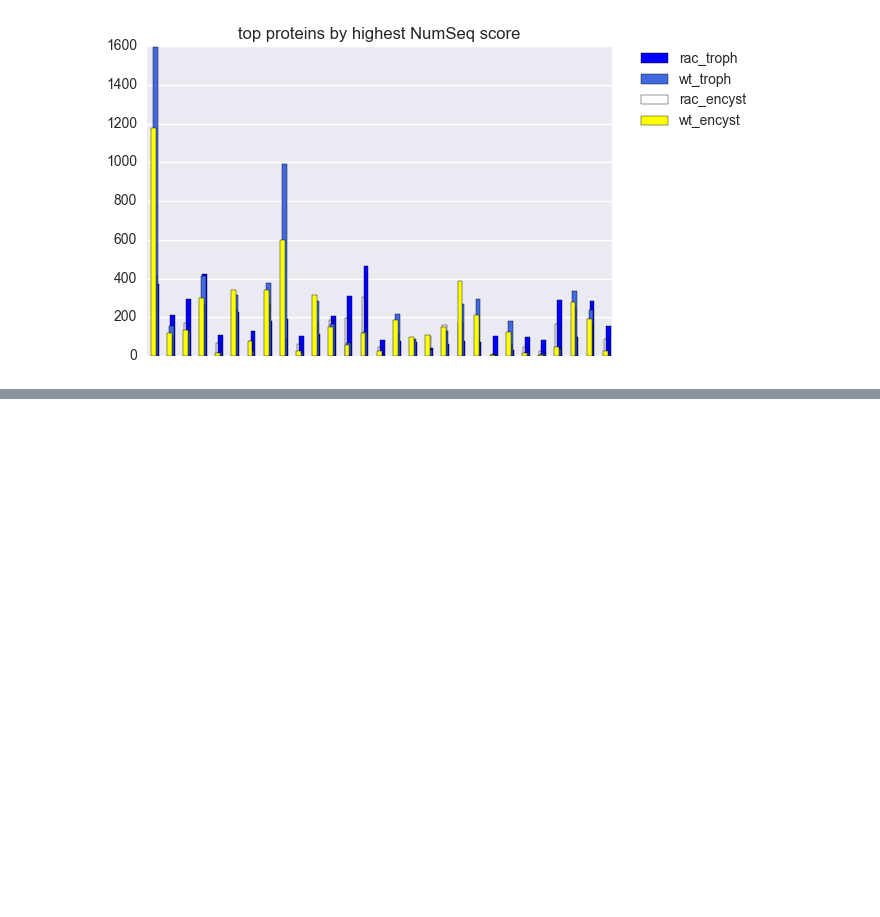
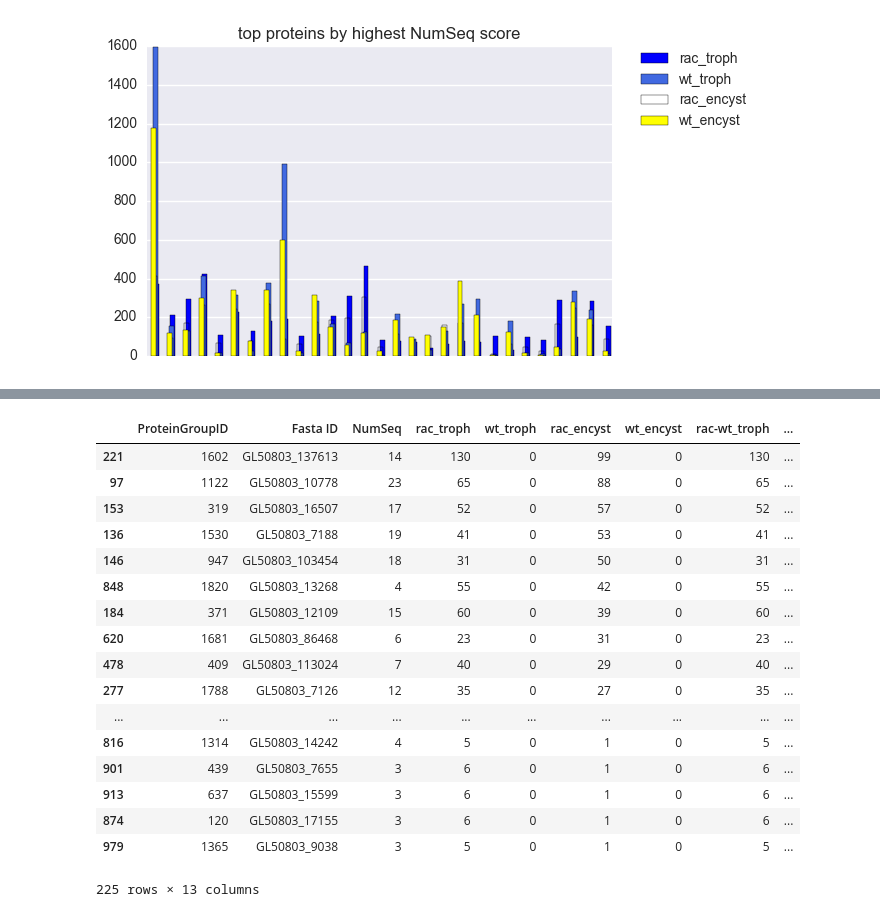
Before and after one commit to atpased/Giardia-encystation-Rac-interactors-, a Jupyter notebook: Giardia.ipynb, the cells around one changed output, grey strips where cells are left out. Saved outputs shown, nothing was run; the diff lists cells and outputs as text; code cells hidden in the pictures; blank space fills up the shorter version.

```diff
--- a/Giardia.ipynb
+++ b/Giardia.ipynb
@@ -105,3 +131,28 @@ encyst_prot_by_dif['Fasta ID'].to_csv('Rac_Interactors_encyst_dif.fasta')
 # %%
 #sig_data.sort('Fasta ID')
 protein_data = pd.read_csv('GeneByLocusTag_Summary.txt', sep = '\t')
+# %%
+#troph_prot_div
+
+troph_prot_by_dif[(troph_prot_by_dif.rac_troph > 0) & (troph_prot_by_dif.wt_troph == 0)]
+encyst_prot_by_dif[(encyst_prot_by_dif.rac_encyst > 0) & (encyst_prot_by_dif.wt_encyst == 0)]
+encyst_prot_by_dif[(encyst_prot_by_dif.rac_encyst > 0) & (encyst_prot_by_dif.wt_encyst == 0) & (encyst_prot_by_dif.rac_troph > 0) & (encyst_prot_by_dif.wt_troph == 0)]
+# %% [output]
+|  | ProteinGroupID | Fasta ID | NumSeq | rac_troph | wt_troph | rac_encyst | wt_encyst | rac-wt_troph | ... |
+| 221 | 1602 | GL50803_137613 | 14 | 130 | 0 | 99 | 0 | 130 | ... |
+| 97 | 1122 | GL50803_10778 | 23 | 65 | 0 | 88 | 0 | 65 | ... |
+| 153 | 319 | GL50803_16507 | 17 | 52 | 0 | 57 | 0 | 52 | ... |
+| 136 | 1530 | GL50803_7188 | 19 | 41 | 0 | 53 | 0 | 41 | ... |
+| 146 | 947 | GL50803_103454 | 18 | 31 | 0 | 50 | 0 | 31 | ... |
+| 848 | 1820 | GL50803_13268 | 4 | 55 | 0 | 42 | 0 | 55 | ... |
+| 184 | 371 | GL50803_12109 | 15 | 60 | 0 | 39 | 0 | 60 | ... |
+| 620 | 1681 | GL50803_86468 | 6 | 23 | 0 | 31 | 0 | 23 | ... |
+| 478 | 409 | GL50803_113024 | 7 | 40 | 0 | 29 | 0 | 40 | ... |
+| 277 | 1788 | GL50803_7126 | 12 | 35 | 0 | 27 | 0 | 35 | ... |
+| ... | ... | ... | ... | ... | ... | ... | ... | ... | ... |
+| 816 | 1314 | GL50803_14242 | 4 | 5 | 0 | 1 | 0 | 5 | ... |
+| 901 | 439 | GL50803_7655 | 3 | 6 | 0 | 1 | 0 | 6 | ... |
+| 913 | 637 | GL50803_15599 | 3 | 6 | 0 | 1 | 0 | 6 | ... |
+| 874 | 120 | GL50803_17155 | 3 | 6 | 0 | 1 | 0 | 6 | ... |
+| 979 | 1365 | GL50803_9038 | 3 | 5 | 0 | 1 | 0 | 5 | ... |
+225 rows × 13 columns
```
Also changed, not shown: parts of 6 cells of this notebook, 1 other file.
